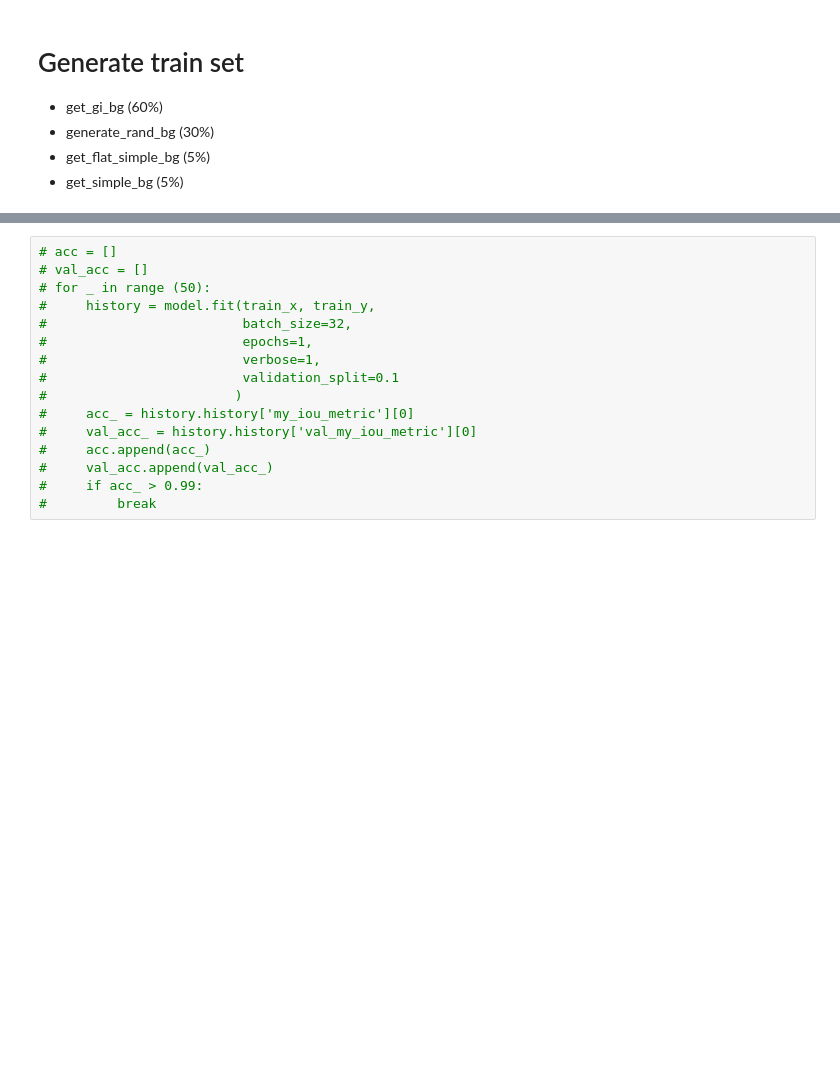
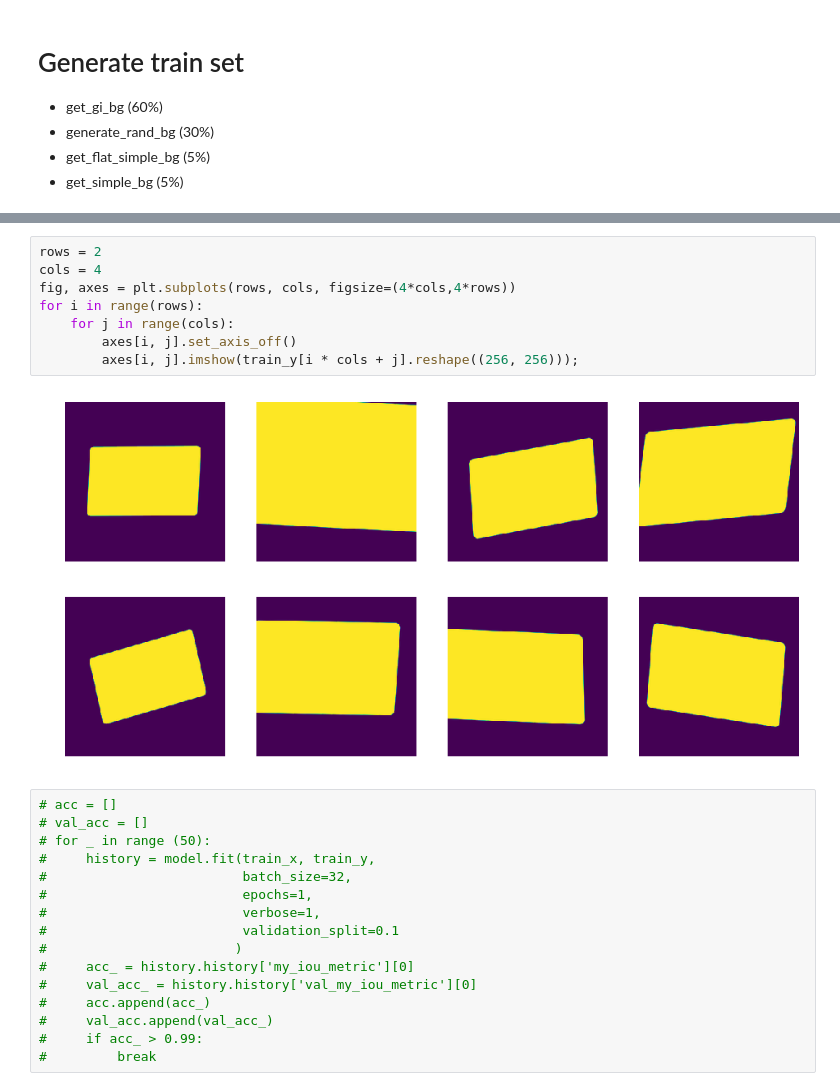
Before and after one commit to sdlm/chinese-ausweis-viewer, a Jupyter notebook: chinese_ausweis_viewer/train.ipynb, the cells around one changed output, grey strips where cells are left out. Drawn from its saved outputs; the diff is of its cells as text; blank space fills up the shorter version.

```diff
--- a/chinese_ausweis_viewer/train.ipynb
+++ b/chinese_ausweis_viewer/train.ipynb
@@ -77,3 +77,13 @@ for i in range(rows):
+# %%
+rows = 2
+cols = 4
+fig, axes = plt.subplots(rows, cols, figsize=(4*cols,4*rows))
+for i in range(rows):
+    for j in range(cols):
+        axes[i, j].set_axis_off()
+        axes[i, j].imshow(train_y[i * cols + j].reshape((256, 256)));
+# %% [output]
+[figure, added]
 # %%
 # acc = []
 # val_acc = []
```
Also changed, not shown: parts of 2 cells of this notebook, 3 other files.
